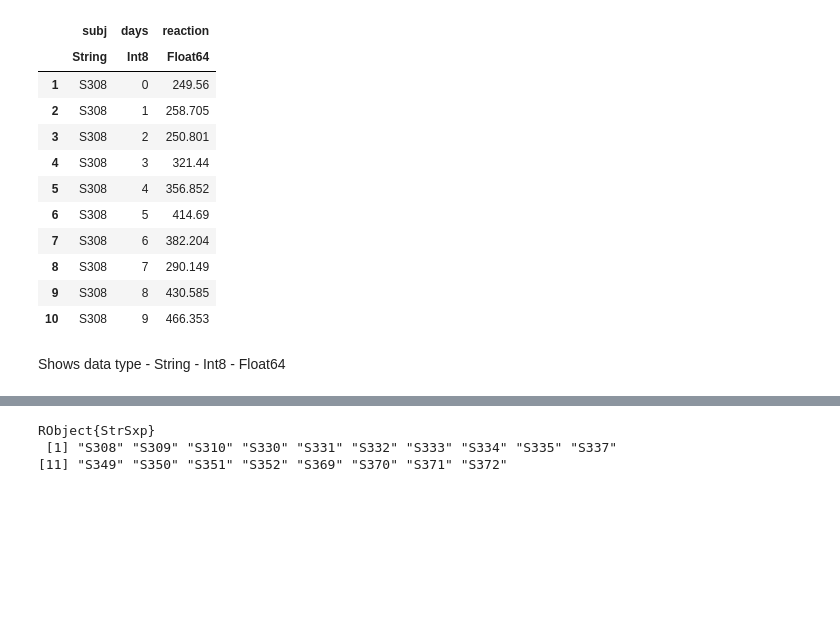
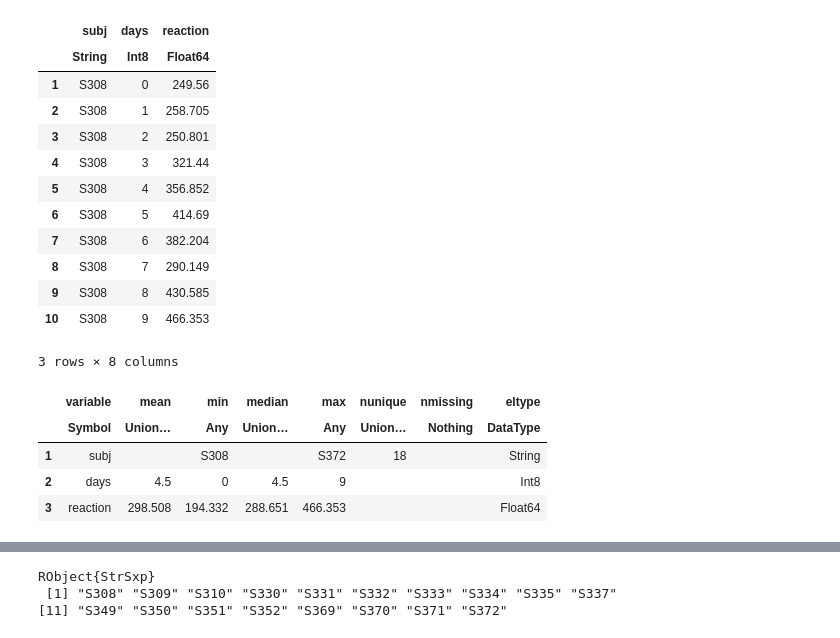
Before and after one commit to kyla-mcconnell/juliaR, a Jupyter notebook: Julia for R Lovers 2.ipynb, the cells around one changed output, grey strips where cells are left out. Drawn from its saved outputs; the diff is of its cells as text; code cells hidden in the pictures; blank space fills up the shorter version.

```diff
--- a/Julia for R Lovers 2.ipynb
+++ b/Julia for R Lovers 2.ipynb
@@ -72,8 +68,12 @@ first(sleep, 10)
 | 8 | S308 | 7 | 290.149 |
 | 9 | S308 | 8 | 430.585 |
 | 10 | S308 | 9 | 466.353 |
-# %% [markdown]
-Shows data type
-    - String
-    - Int8
-    - Float64
+# %%
+describe(sleep)
+# %% [output]
+3 rows × 8 columns
+|  | variable | mean | min | median | max | nunique | nmissing | eltype |
+|  | Symbol | Union… | Any | Union… | Any | Union… | Nothing | DataType |
+| 1 | subj |  | S308 |  | S372 | 18 |  | String |
+| 2 | days | 4.5 | 0 | 4.5 | 9 |  |  | Int8 |
+| 3 | reaction | 298.508 | 194.332 | 288.651 | 466.353 |  |  | Float64 |
```
Also changed, not shown: parts of 11 cells of this notebook, 4 other files.
